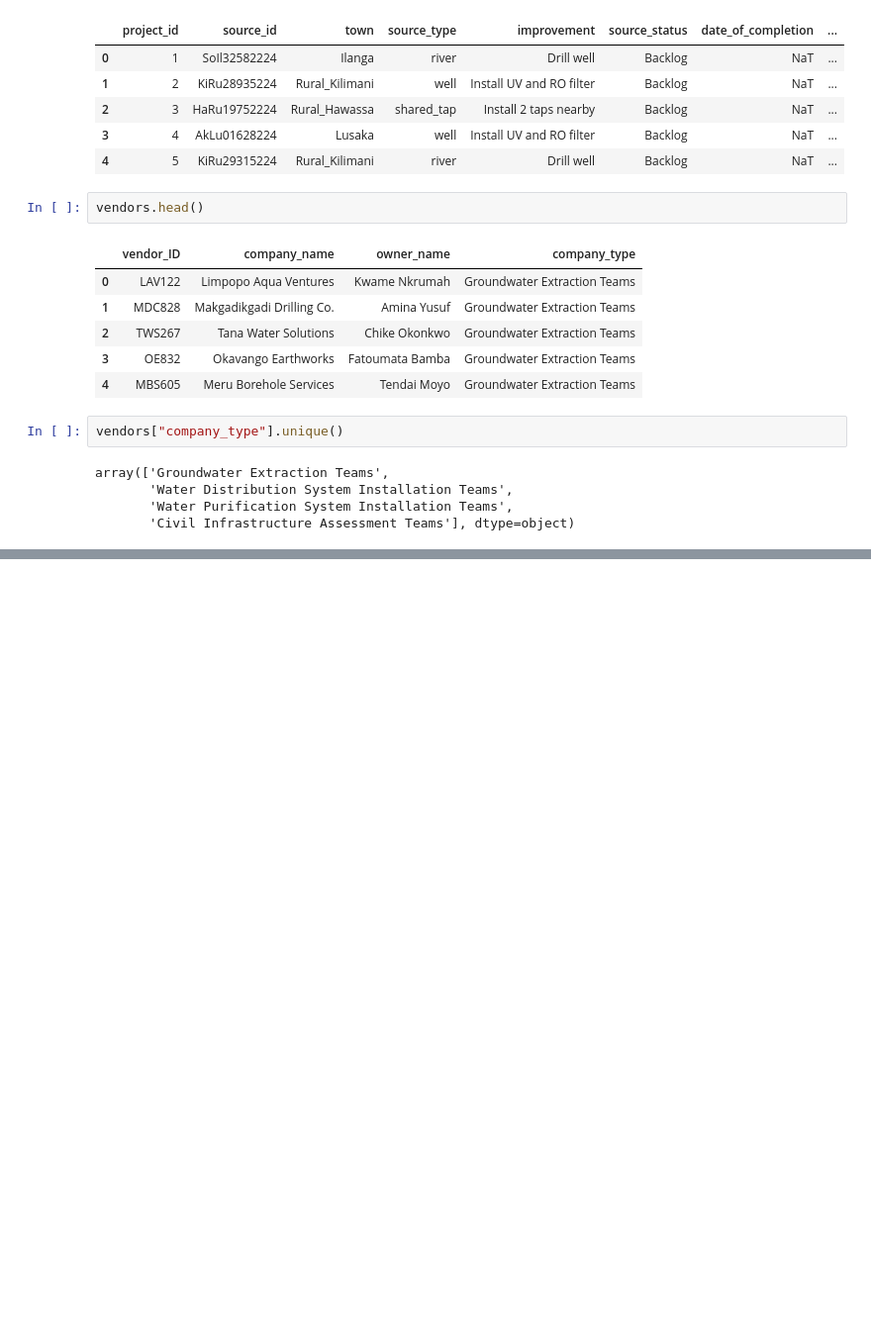
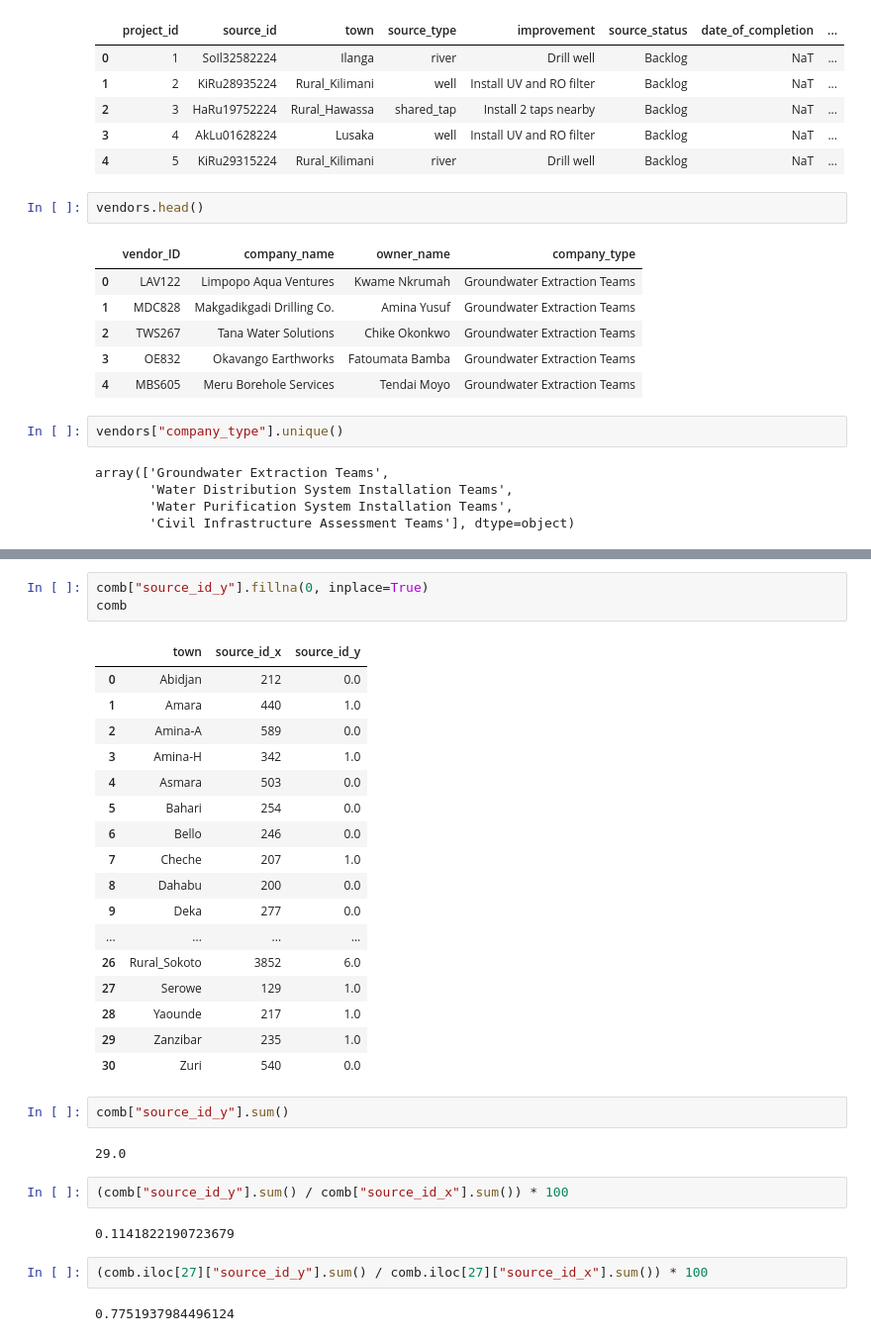
Before and after one commit to Jagunmolu/pandas_data_cleaning, a Jupyter notebook: alx_project_four/start.ipynb, the cells around one changed output, grey strips where cells are left out. Shown at 99% size. Saved outputs shown, nothing was run; the diff lists cells and outputs as text; blank space fills up the shorter version.

```diff
--- a/alx_project_four/start.ipynb
+++ b/alx_project_four/start.ipynb
@@ -172,0 +234,33 @@ array(['Groundwater Extraction Teams',
+# %%
+comb["source_id_y"].fillna(0, inplace=True)
+comb
+# %% [output]
+|  | town | source_id_x | source_id_y |
+| 0 | Abidjan | 212 | 0.0 |
+| 1 | Amara | 440 | 1.0 |
+| 2 | Amina-A | 589 | 0.0 |
+| 3 | Amina-H | 342 | 1.0 |
+| 4 | Asmara | 503 | 0.0 |
+| 5 | Bahari | 254 | 0.0 |
+| 6 | Bello | 246 | 0.0 |
+| 7 | Cheche | 207 | 1.0 |
+| 8 | Dahabu | 200 | 0.0 |
+| 9 | Deka | 277 | 0.0 |
+| ... | ... | ... | ... |
+| 26 | Rural_Sokoto | 3852 | 6.0 |
+| 27 | Serowe | 129 | 1.0 |
+| 28 | Yaounde | 217 | 1.0 |
+| 29 | Zanzibar | 235 | 1.0 |
+| 30 | Zuri | 540 | 0.0 |
+# %%
+comb["source_id_y"].sum()
+# %% [output]
+29.0
+# %%
+(comb["source_id_y"].sum() / comb["source_id_x"].sum()) * 100
+# %% [output]
+0.1141822190723679
+# %%
+(comb.iloc[27]["source_id_y"].sum() / comb.iloc[27]["source_id_x"].sum()) * 100
+# %% [output]
+0.7751937984496124
```
Also changed, not shown: parts of 12 cells of this notebook, 2 other files.
